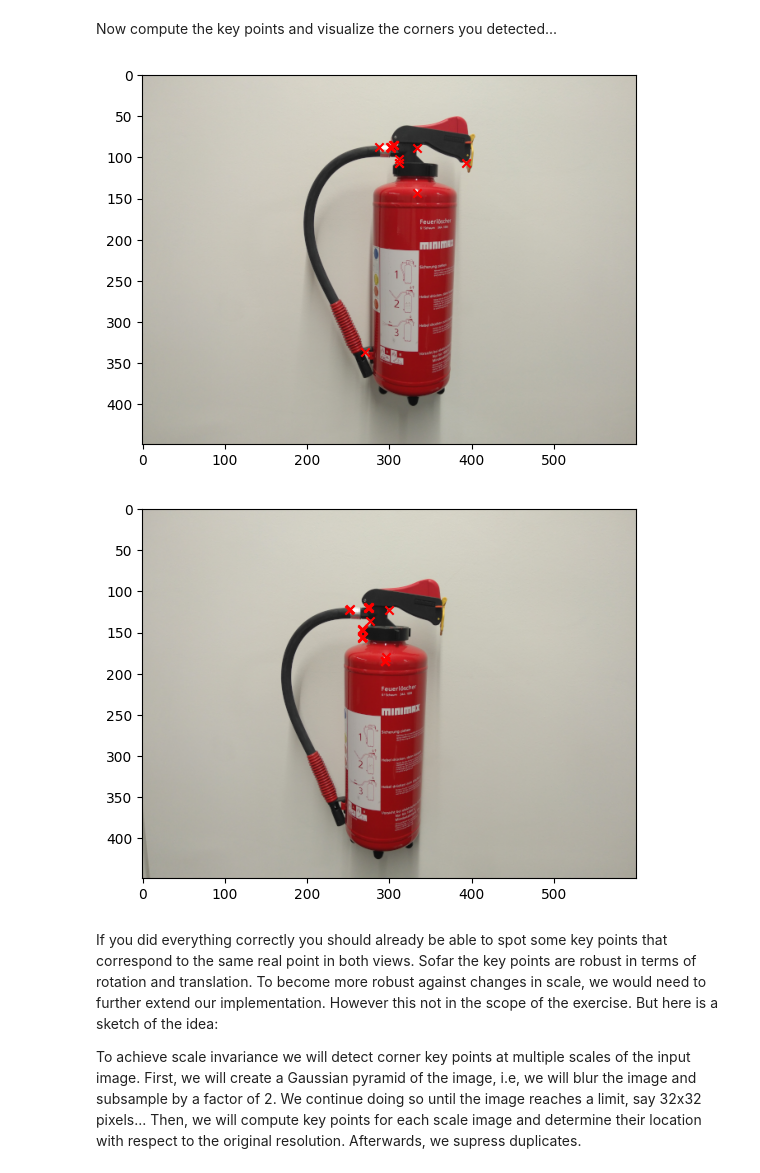
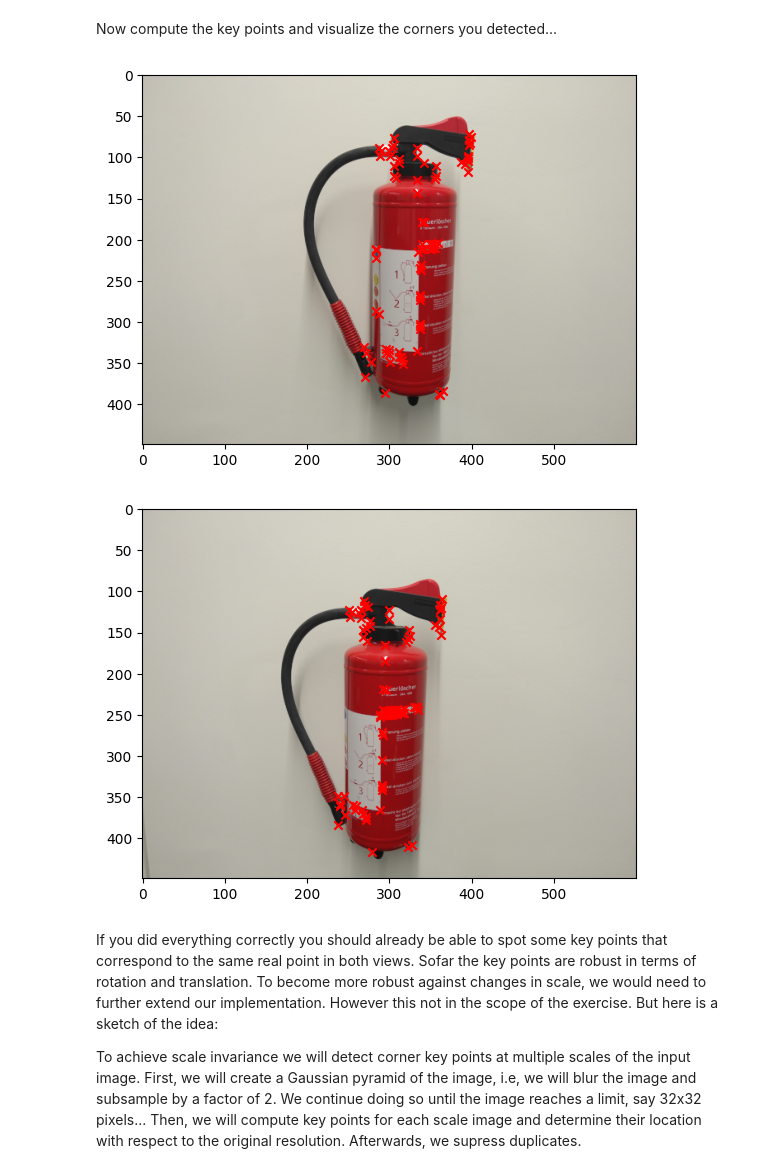
Before and after one commit to Alex2667/3dcv-students, a Jupyter notebook: 4.0-tl-feature-matching.ipynb, the cells around one changed output. Cells and saved outputs as stored; diff of their text form; code cells hidden in the pictures.

Commit message:
fix: ex4 1.1 Q tensor removed gaussin kernel threshold back to 10 possible and non_maximum_suppresion improved

```diff
--- a/4.0-tl-feature-matching.ipynb
+++ b/4.0-tl-feature-matching.ipynb
@@ -82,6 +82,7 @@ def compute_structure_tensor_Q(Ix: npt.ArrayLike, Iy: npt.ArrayLike, window_size
     :return array with structure tensor Q
     """
     # TODO: implement it
+    '''
     Ix2 = Ix**2
     Iy2 = Iy**2
     Ixy = Ix * Iy
@@ -104,6 +105,17 @@ def compute_structure_tensor_Q(Ix: npt.ArrayLike, Iy: npt.ArrayLike, window_size
                   np.stack([Ixy_weighted, Iy2_weighted], axis=-1)], axis=-1)
 
     return Q
+    '''
+    window = np.ones((window_size, window_size))
+
+    Ix2 = convolve(Ix * Ix, window)
+    Iy2 = convolve(Iy * Iy, window)
+    Ixy = convolve(Ix * Iy, window)
+
+    Q = np.stack([np.stack([Ix2, Ixy], axis=-1),
+                  np.stack([Ixy, Iy2], axis=-1)], axis=-1)
+
+    return Q
 
 def compute_harris_score(Q: npt.ArrayLike, k: float) -> np.ndarray:
     """Compute the harris score.
@@ -120,7 +132,6 @@ def compute_harris_score(Q: npt.ArrayLike, k: float) -> np.ndarray:
 
     return R
 
-
 def non_maximum_suppression(H: npt.ArrayLike, threshold: int) -> np.ndarray:
     """Non-maximum surpression.
 
@@ -129,7 +140,9 @@ def non_maximum_suppression(H: npt.ArrayLike, threshold: int) -> np.ndarray:
     :return array keypoints as boolean mask
     """
     # TODO: implement it
-    return (H > threshold)
+    max_H = maximum_filter(H, size=3)  # assuming 3x3 window for local maxima
+    keypoint_mask = (H == max_H) & (H > threshold)
+    return keypoint_mask
 
 def compute_angles(Ix: npt.ArrayLike, Iy: npt.ArrayLike, keypoint_mask: npt.ArrayLike) -> np.ndarray:
     """Compute the angles of the keypoints.
@@ -199,18 +212,18 @@ Now compute the key points and visualize the corners you detected...
 # %%
 def plot_keypoints(img, points):
     plt.imshow(img)
     plt.scatter(points[:,0], points[:,1], marker='x', color='r')
     plt.show()
 
 
 keypoints = {}
 for i, target_image in  enumerate([view1, view2]):
-    points, angles = detect_corner_keypoints(target_image, window_size=5, threshold=0.15) #thrshold had to be adjusted else the H values are too small
+    points, angles = detect_corner_keypoints(target_image, window_size=5, threshold=10)
     keypoints[f"view{i+1}"] = (points, angles)
     plot_keypoints(target_image, points)
 # %% [output]
-[figure, old version]
+[figure, new version]
-[figure, old version]
+[figure, new version]
 # %% [markdown]
 If you did everything correctly you should already be able to spot some key points that correspond to the same real point in both views. Sofar the key points are robust in terms of rotation and translation. To become more robust against changes in scale, we would need to further extend our implementation. However this not in the scope of the exercise. But here is a sketch of the idea:
 
```
